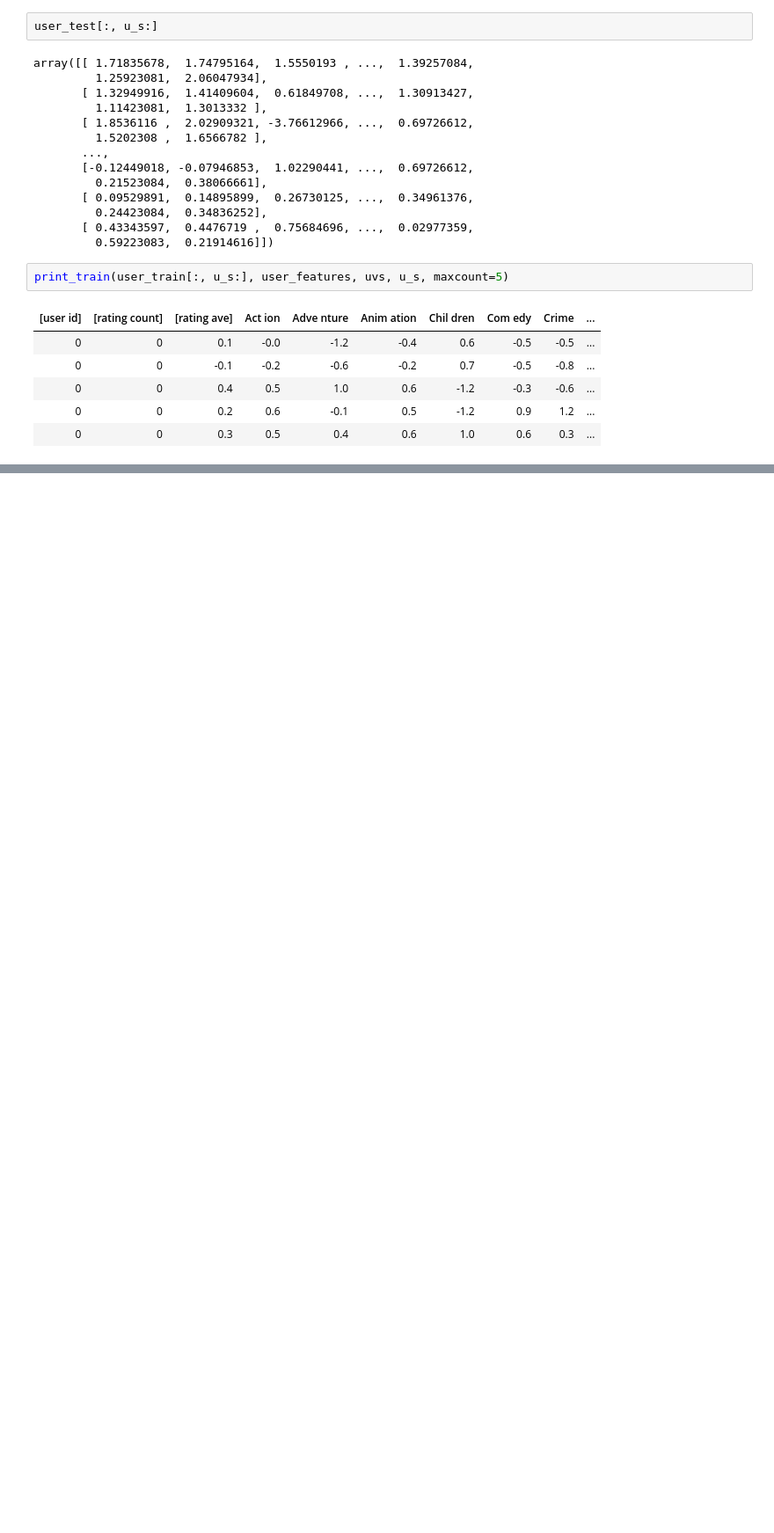
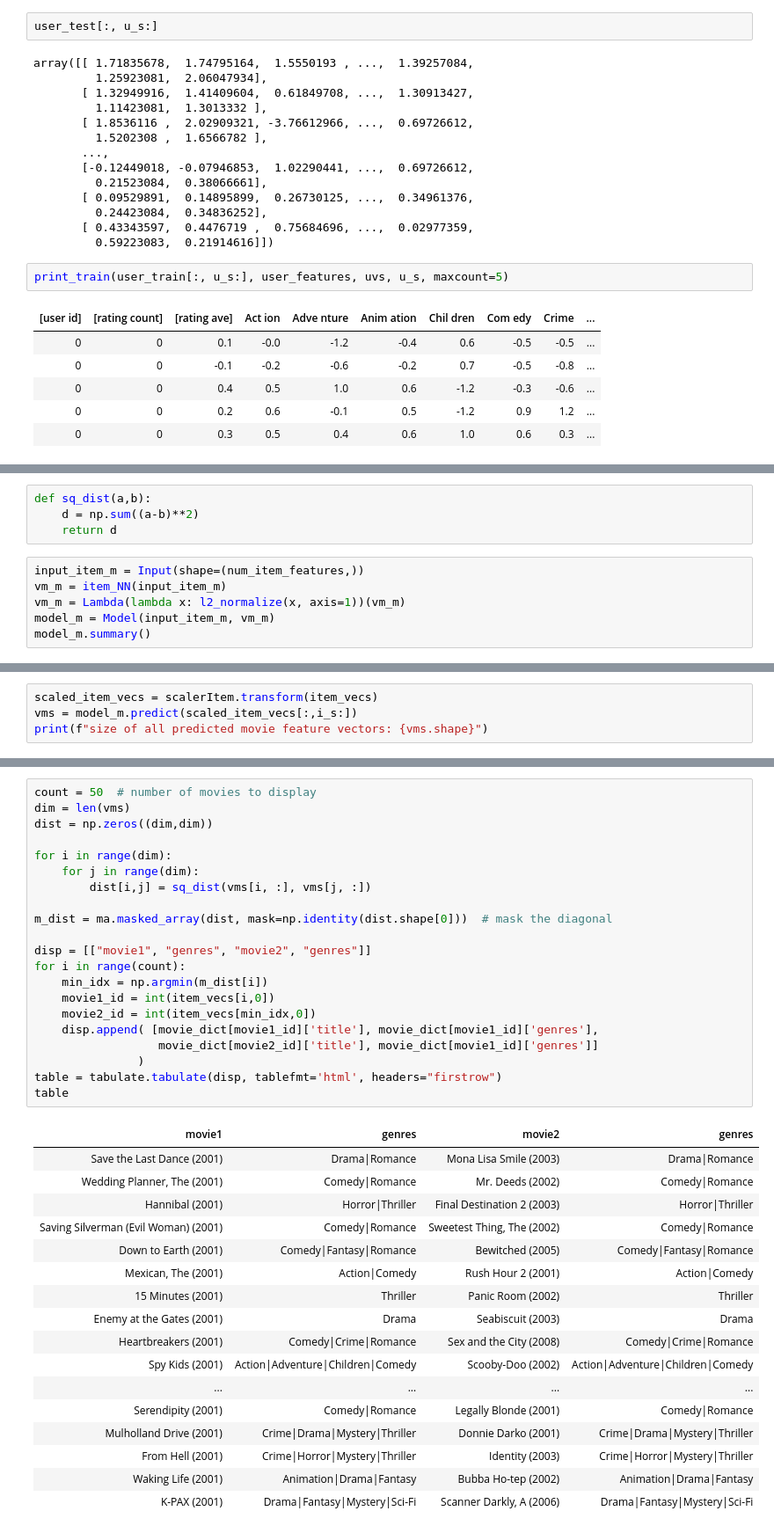
Before and after one commit to mosahle7/ML, a Jupyter notebook: movie-content-based-filtering-recommender-system.ipynb, the cells around one changed output, grey strips where cells are left out. Shown at 88% size. Cells and saved outputs as stored; diff of their text form; blank space fills up the shorter version.

```diff
--- a/movie-content-based-filtering-recommender-system.ipynb
+++ b/movie-content-based-filtering-recommender-system.ipynb
@@ -383,0 +587,10 @@ print_train(user_train[:, u_s:], user_features, uvs, u_s, maxcount=5)
+# %%
+def sq_dist(a,b):
+    d = np.sum((a-b)**2)
+    return d
+# %%
+input_item_m = Input(shape=(num_item_features,))
+vm_m = item_NN(input_item_m)
+vm_m = Lambda(lambda x: l2_normalize(x, axis=1))(vm_m)
+model_m = Model(input_item_m, vm_m)
+model_m.summary()
@@ -383,0 +611,4 @@ print_train(user_train[:, u_s:], user_features, uvs, u_s, maxcount=5)
+# %%
+scaled_item_vecs = scalerItem.transform(item_vecs)
+vms = model_m.predict(scaled_item_vecs[:,i_s:])
+print(f"size of all predicted movie feature vectors: {vms.shape}")
@@ -383,0 +618,39 @@ print_train(user_train[:, u_s:], user_features, uvs, u_s, maxcount=5)
+# %%
+count = 50  # number of movies to display
+dim = len(vms)
+dist = np.zeros((dim,dim))
+
+for i in range(dim):
+    for j in range(dim):
+        dist[i,j] = sq_dist(vms[i, :], vms[j, :])
+
+m_dist = ma.masked_array(dist, mask=np.identity(dist.shape[0]))  # mask the diagonal
+
+disp = [["movie1", "genres", "movie2", "genres"]]
+for i in range(count):
+    min_idx = np.argmin(m_dist[i])
+    movie1_id = int(item_vecs[i,0])
+    movie2_id = int(item_vecs[min_idx,0])
+    disp.append( [movie_dict[movie1_id]['title'], movie_dict[movie1_id]['genres'],
+                  movie_dict[movie2_id]['title'], movie_dict[movie1_id]['genres']]
+               )
+table = tabulate.tabulate(disp, tablefmt='html', headers="firstrow")
+table
+# %% [output]
+| movie1 | genres | movie2 | genres |
+| Save the Last Dance (2001) | Drama|Romance | Mona Lisa Smile (2003) | Drama|Romance |
+| Wedding Planner, The (2001) | Comedy|Romance | Mr. Deeds (2002) | Comedy|Romance |
+| Hannibal (2001) | Horror|Thriller | Final Destination 2 (2003) | Horror|Thriller |
+| Saving Silverman (Evil Woman) (2001) | Comedy|Romance | Sweetest Thing, The (2002) | Comedy|Romance |
+| Down to Earth (2001) | Comedy|Fantasy|Romance | Bewitched (2005) | Comedy|Fantasy|Romance |
+| Mexican, The (2001) | Action|Comedy | Rush Hour 2 (2001) | Action|Comedy |
+| 15 Minutes (2001) | Thriller | Panic Room (2002) | Thriller |
+| Enemy at the Gates (2001) | Drama | Seabiscuit (2003) | Drama |
+| Heartbreakers (2001) | Comedy|Crime|Romance | Sex and the City (2008) | Comedy|Crime|Romance |
+| Spy Kids (2001) | Action|Adventure|Children|Comedy | Scooby-Doo (2002) | Action|Adventure|Children|Comedy |
+| ... | ... | ... | ... |
+| Serendipity (2001) | Comedy|Romance | Legally Blonde (2001) | Comedy|Romance |
+| Mulholland Drive (2001) | Crime|Drama|Mystery|Thriller | Donnie Darko (2001) | Crime|Drama|Mystery|Thriller |
+| From Hell (2001) | Crime|Horror|Mystery|Thriller | Identity (2003) | Crime|Horror|Mystery|Thriller |
+| Waking Life (2001) | Animation|Drama|Fantasy | Bubba Ho-tep (2002) | Animation|Drama|Fantasy |
+| K-PAX (2001) | Drama|Fantasy|Mystery|Sci-Fi | Scanner Darkly, A (2006) | Drama|Fantasy|Mystery|Sci-Fi |
```
Also changed, not shown: parts of 20 cells of this notebook.
